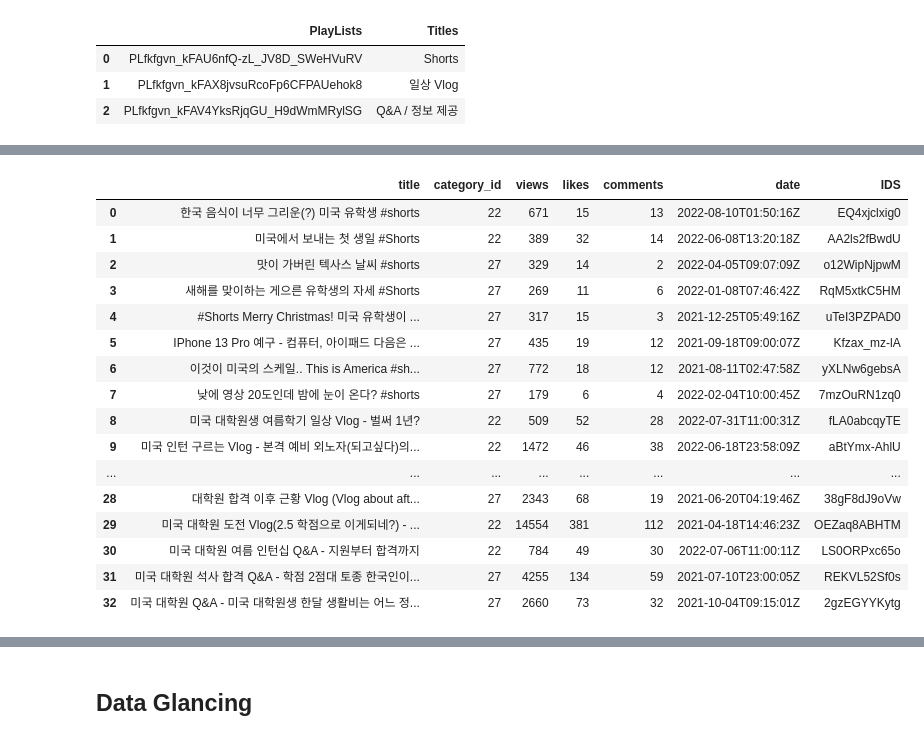
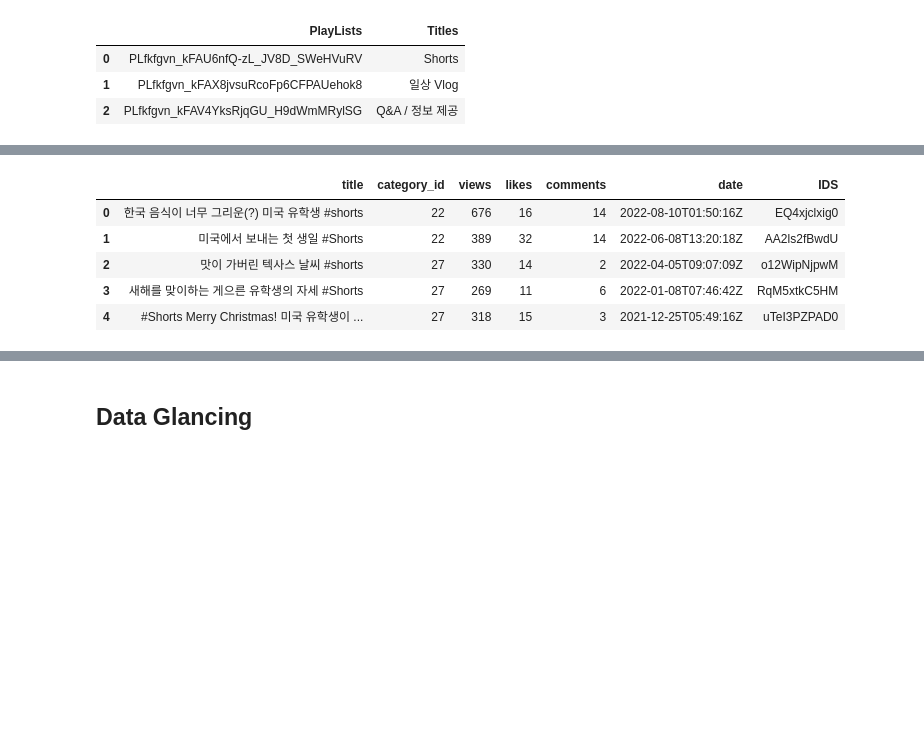
Before and after one commit to kyseshim/Youtube_mydata_analysis, a Jupyter notebook: Youtube_mydata_analysis.ipynb, the cells around one changed output, grey strips where cells are left out. Cells and saved outputs as stored; diff of their text form; code cells hidden in the pictures; blank space fills up the shorter version.

```diff
--- a/Youtube_mydata_analysis.ipynb
+++ b/Youtube_mydata_analysis.ipynb
@@ -193,50 +162,39 @@ title=[]
 date=[]
 
 for u in range(len(tdf)):
     request=youtube.videos().list(
     part='snippet,contentDetails,statistics',
     id=tdf['IDS'][u])
 
     response=request.execute()
 
     if response['items']==[]:
         ids.append('-')
         category_id.append('-')
         views.append('-')
         likes.append('-')
         comments.append('-')
         date.append('-')
 
     else :
         title.append(response['items'][0]['snippet']['title'])
         category_id.append(response['items'][0]['snippet']['categoryId'])
         views.append(response['items'][0]['statistics']['viewCount'])
         likes.append(response['items'][0]['statistics']['likeCount'])
         comments.append(response['items'][0]['statistics']['commentCount'])
         date.append(response['items'][0]['snippet']['publishedAt'])
 
 dtcu_df=pd.DataFrame([title,category_id,views,likes,comments,date]).T
 dtcu_df.columns=['title','category_id','views','likes','comments','date']
 dtcu_df['IDS'] = tdf['IDS']
-dtcu_df
+dtcu_df.head(5)
 # %% [output]
 |  | title | category_id | views | likes | comments | date | IDS |
-| 0 | 한국 음식이 너무 그리운(?) 미국 유학생 #shorts | 22 | 671 | 15 | 13 | 2022-08-10T01:50:16Z | EQ4xjclxig0 |
+| 0 | 한국 음식이 너무 그리운(?) 미국 유학생 #shorts | 22 | 676 | 16 | 14 | 2022-08-10T01:50:16Z | EQ4xjclxig0 |
 | 1 | 미국에서 보내는 첫 생일 #Shorts | 22 | 389 | 32 | 14 | 2022-06-08T13:20:18Z | AA2ls2fBwdU |
-| 2 | 맛이 가버린 텍사스 날씨 #shorts | 27 | 329 | 14 | 2 | 2022-04-05T09:07:09Z | o12WipNjpwM |
+| 2 | 맛이 가버린 텍사스 날씨 #shorts | 27 | 330 | 14 | 2 | 2022-04-05T09:07:09Z | o12WipNjpwM |
 | 3 | 새해를 맞이하는 게으른 유학생의 자세 #Shorts | 27 | 269 | 11 | 6 | 2022-01-08T07:46:42Z | RqM5xtkC5HM |
-| 4 | #Shorts Merry Christmas! 미국 유학생이 ... | 27 | 317 | 15 | 3 | 2021-12-25T05:49:16Z | uTeI3PZPAD0 |
-| 5 | IPhone 13 Pro 예구 - 컴퓨터, 아이패드 다음은 ... | 27 | 435 | 19 | 12 | 2021-09-18T09:00:07Z | Kfzax_mz-lA |
-| 6 | 이것이 미국의 스케일.. This is America #sh... | 27 | 772 | 18 | 12 | 2021-08-11T02:47:58Z | yXLNw6gebsA |
-| 7 | 낮에 영상 20도인데 밤에 눈이 온다? #shorts | 27 | 179 | 6 | 4 | 2022-02-04T10:00:45Z | 7mzOuRN1zq0 |
-| 8 | 미국 대학원생 여름학기 일상 Vlog - 벌써 1년? | 22 | 509 | 52 | 28 | 2022-07-31T11:00:31Z | fLA0abcqyTE |
-| 9 | 미국 인턴 구르는 Vlog - 본격 예비 외노자(되고싶다)의... | 22 | 1472 | 46 | 38 | 2022-06-18T23:58:09Z | aBtYmx-AhlU |
-| ... | ... | ... | ... | ... | ... | ... | ... |
-| 28 | 대학원 합격 이후 근황 Vlog (Vlog about aft... | 27 | 2343 | 68 | 19 | 2021-06-20T04:19:46Z | 38gF8dJ9oVw |
-| 29 | 미국 대학원 도전 Vlog(2.5 학점으로 이게되네?) - ... | 22 | 14554 | 381 | 112 | 2021-04-18T14:46:23Z | OEZaq8ABHTM |
-| 30 | 미국 대학원 여름 인턴십 Q&A - 지원부터 합격까지 | 22 | 784 | 49 | 30 | 2022-07-06T11:00:11Z | LS0ORPxc65o |
-| 31 | 미국 대학원 석사 합격 Q&A - 학점 2점대 토종 한국인이... | 27 | 4255 | 134 | 59 | 2021-07-10T23:00:05Z | REKVL52Sf0s |
-| 32 | 미국 대학원 Q&A - 미국 대학원생 한달 생활비는 어느 정... | 27 | 2660 | 73 | 32 | 2021-10-04T09:15:01Z | 2gzEGYYKytg |
+| 4 | #Shorts Merry Christmas! 미국 유학생이 ... | 27 | 318 | 15 | 3 | 2021-12-25T05:49:16Z | uTeI3PZPAD0 |
 # %%
 # Sorted lists merging - validation checked
 dtcu_df['cat_clean'] = 0
```
Also changed, not shown: parts of 17 cells of this notebook.
